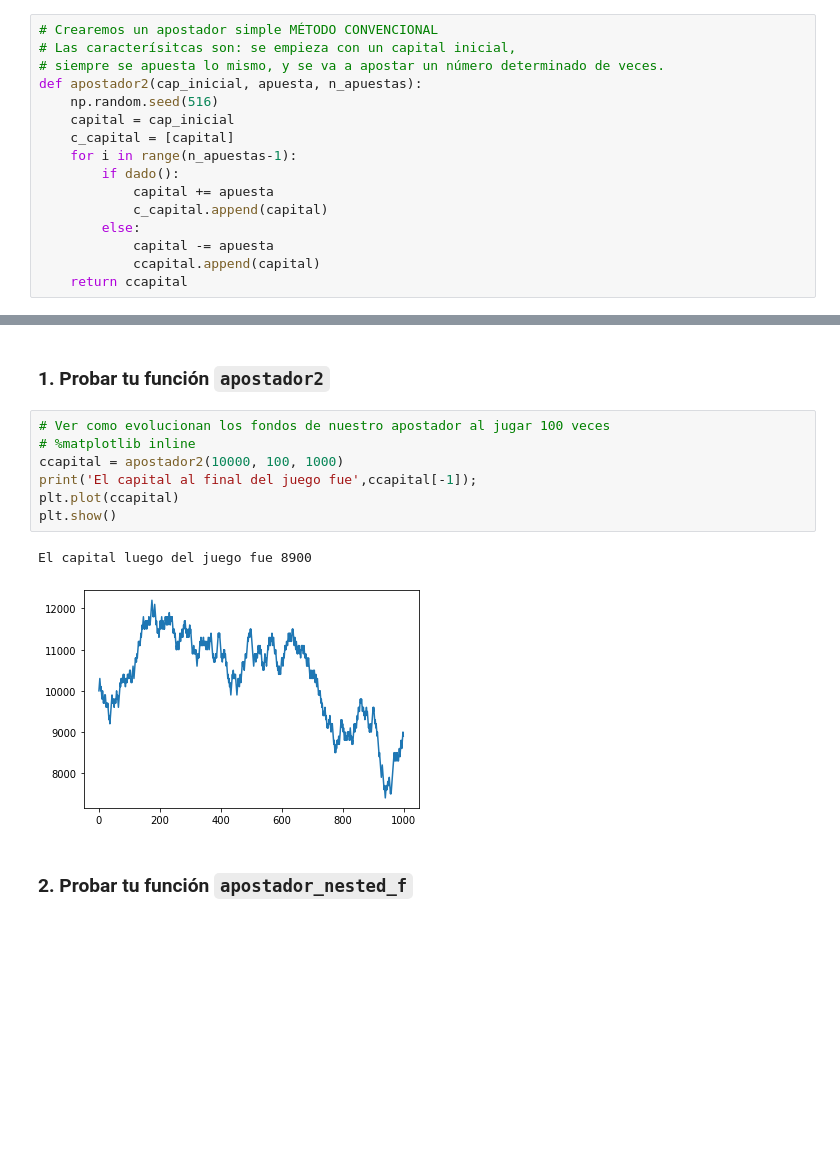
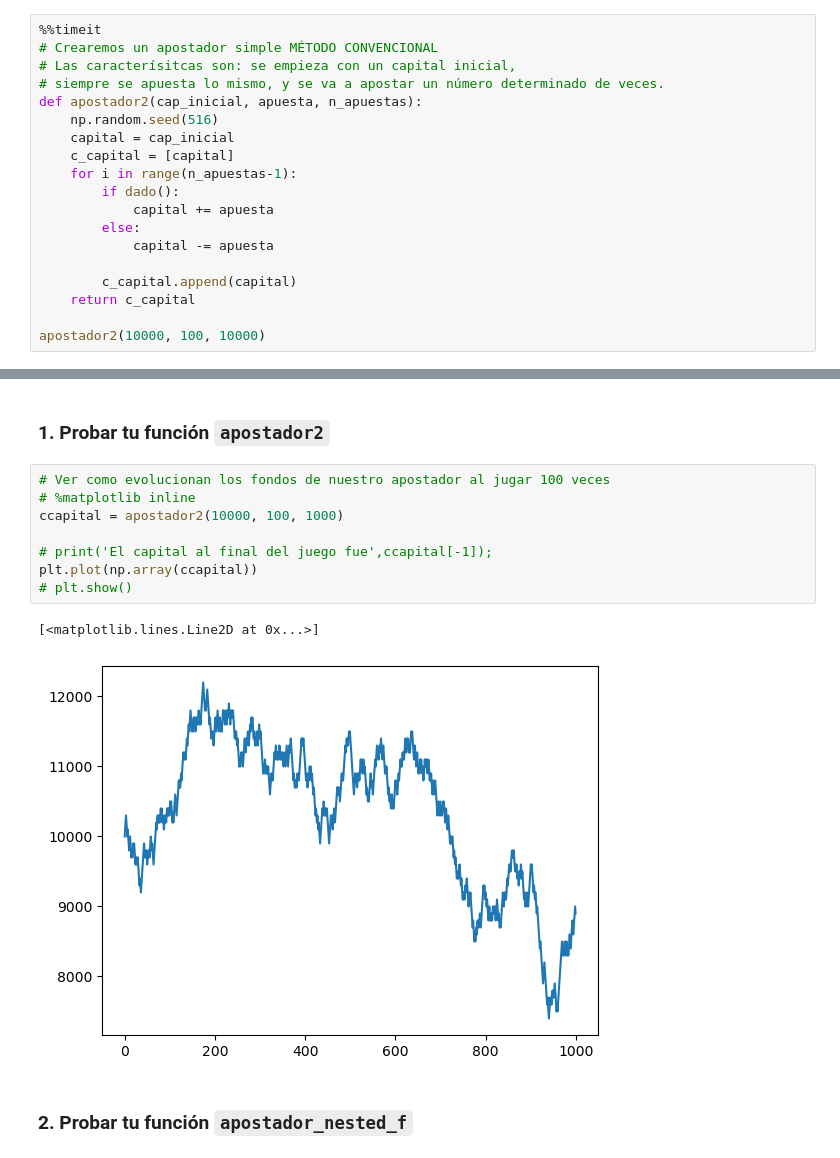
Before and after one commit to odjaramilloz/SPF-2024-I, a Jupyter notebook: TEMA-1/Clase7_SimulacionMontecarlo.ipynb, the cells around one changed output, grey strips where cells are left out. Drawn from its saved outputs; the diff is of its cells as text; blank space fills up the shorter version.

```diff
--- a/TEMA-1/Clase7_SimulacionMontecarlo.ipynb
+++ b/TEMA-1/Clase7_SimulacionMontecarlo.ipynb
@@ -168,6 +206,7 @@ Ahora, necesitamos crear un **apostador**. Empezaremos con uno extremadamente b
 # %% [markdown]
 # Forma ineficiente
 # %%
+%%timeit
 # Crearemos un apostador simple MÉTODO CONVENCIONAL
 # Las caracterísitcas son: se empieza con un capital inicial,
 # siempre se apuesta lo mismo, y se va a apostar un número determinado de veces.
@@ -178,8 +217,10 @@ def apostador2(cap_inicial, apuesta, n_apuestas):
     for i in range(n_apuestas-1):
         if dado():
             capital += apuesta
-            c_capital.append(capital)
         else:
             capital -= apuesta
-            ccapital.append(capital)
-    return ccapital
+
+        c_capital.append(capital)
+    return c_capital
+
+apostador2(10000, 100, 10000)
@@ -212,13 +267,14 @@ def apostador_vect(cap_inicial, apuesta, n_apuestas):
 # %%
 # Ver como evolucionan los fondos de nuestro apostador al jugar 100 veces
 # %matplotlib inline
 ccapital = apostador2(10000, 100, 1000)
-print('El capital al final del juego fue',ccapital[-1]);
-plt.plot(ccapital)
-plt.show()
+
+# print('El capital al final del juego fue',ccapital[-1]);
+plt.plot(np.array(ccapital))
+# plt.show()
 # %% [output]
-El capital luego del juego fue 8900
+[<matplotlib.lines.Line2D at 0x...>]
-[figure, old version]
+[figure, new version]
 # %% [markdown]
 ### 2. Probar tu función `apostador_nested_f`
 # %%
```
Also changed, not shown: parts of 18 cells of this notebook, 1 other file.
